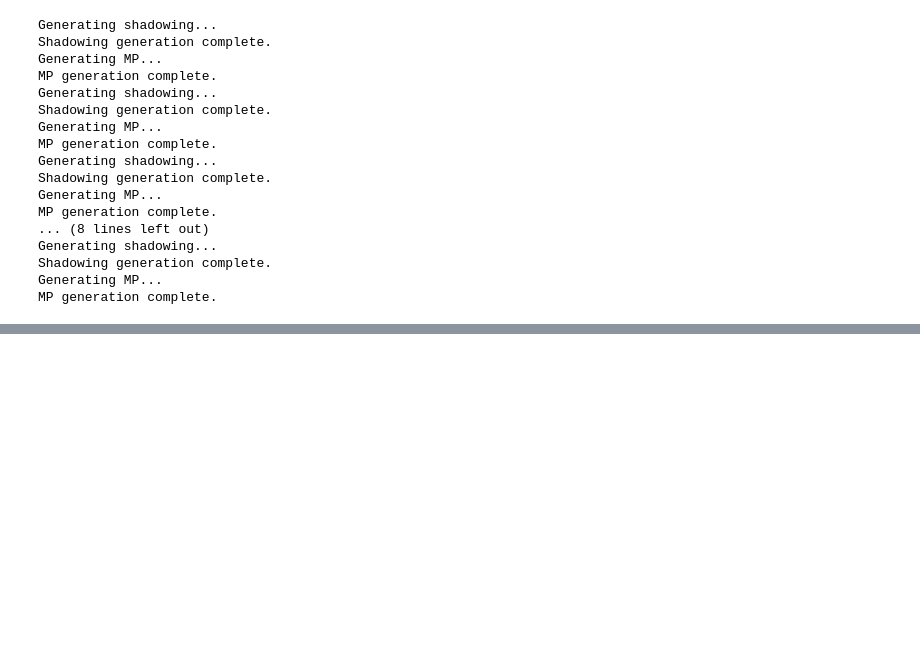
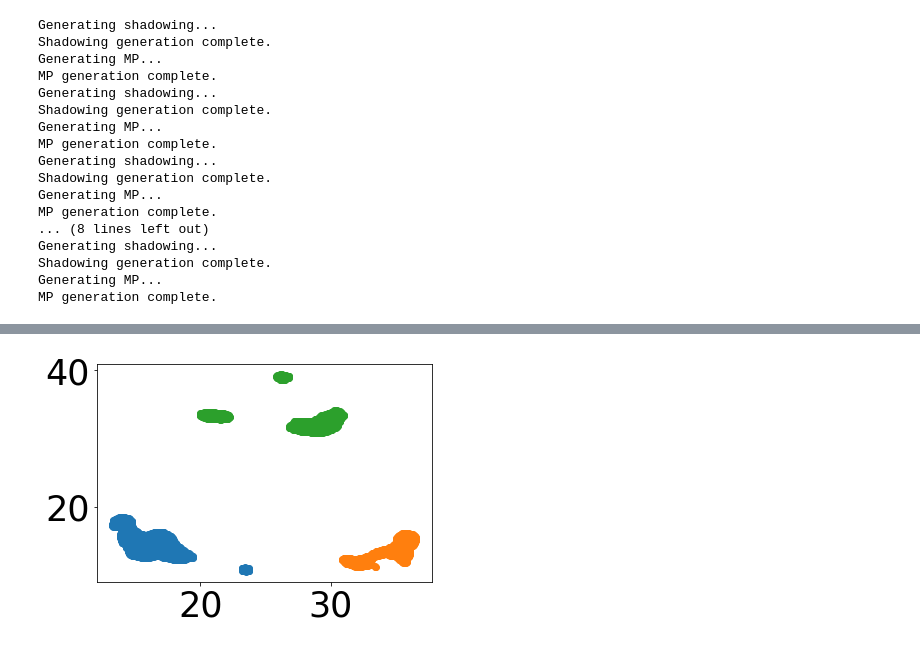
Before and after one commit to zhiyunjiang/CommMotionPlanning, a Jupyter notebook: python/touring_relay/FIG eq tri.ipynb, the cells around one changed output, grey strips where cells are left out. Drawn from its saved outputs; the diff is of its cells as text; code cells hidden in the pictures; blank space fills up the shorter version.

```diff
--- a/python/touring_relay/FIG eq tri.ipynb
+++ b/python/touring_relay/FIG eq tri.ipynb
@@ -149,5 +148,12 @@ findfont: Generic family 'sans-serif' not found because none of the following fa
 # %%
+import cplex_solvers as CPLX
+reload(CPLX)
 reload(dtr)
-print(els)
-dt_sys = dtr.DTR(pcs, region, els, beta, th=GAMMA_TH, p_th = p_th)
+reload(TSPN)
+reload(sim)
+reload(PS)
+reload(MRP)
+
+dt_sys = dtr.DTR(pcs, region, els, beta, th = GAMMA_TH, p_th=p_th)
+ps = dt_sys.ps
 # %% [output]
@@ -167,7 +172,0 @@ Constructed 1 possibly non-convex polygons
-# %%
-regions = dt_sys.cregions
-tspn_min, tspn_argmin = TSPN.TSPN_BF(regions)
-x=tspn_argmin[0]
-
-TSPNP={'X':x, 'SEQ':tspn_argmin[1]}
-TSPNP
@@ -215,9 +172,0 @@ findfont: Generic family 'sans-serif' not found because none of the following fa
-# %%
-reload(sim)
-hrs = 5
-mins = 0
-seconds = 0
-print('Velocity = %f'%(v))
-motion_power = motion.LinearMotionPower(7.2, 0.29, v)
-sim.run_sims(dt_sys.ps, AORP, TSPNP, hrs, mins, seconds, motion_power, MOBILE_TX_POWER.W, v)
-print('done')
@@ -238,0 +399,6 @@ print(AORP['pi'])
+# %%
+for Xi in dt_sys.Xis:
+    pts = Xi['points']
+    plt.scatter(pts[:,0], pts[:,1])
+# %% [output]
+[figure, added]
```
Also changed, not shown: parts of 21 cells of this notebook, 10 other files.
